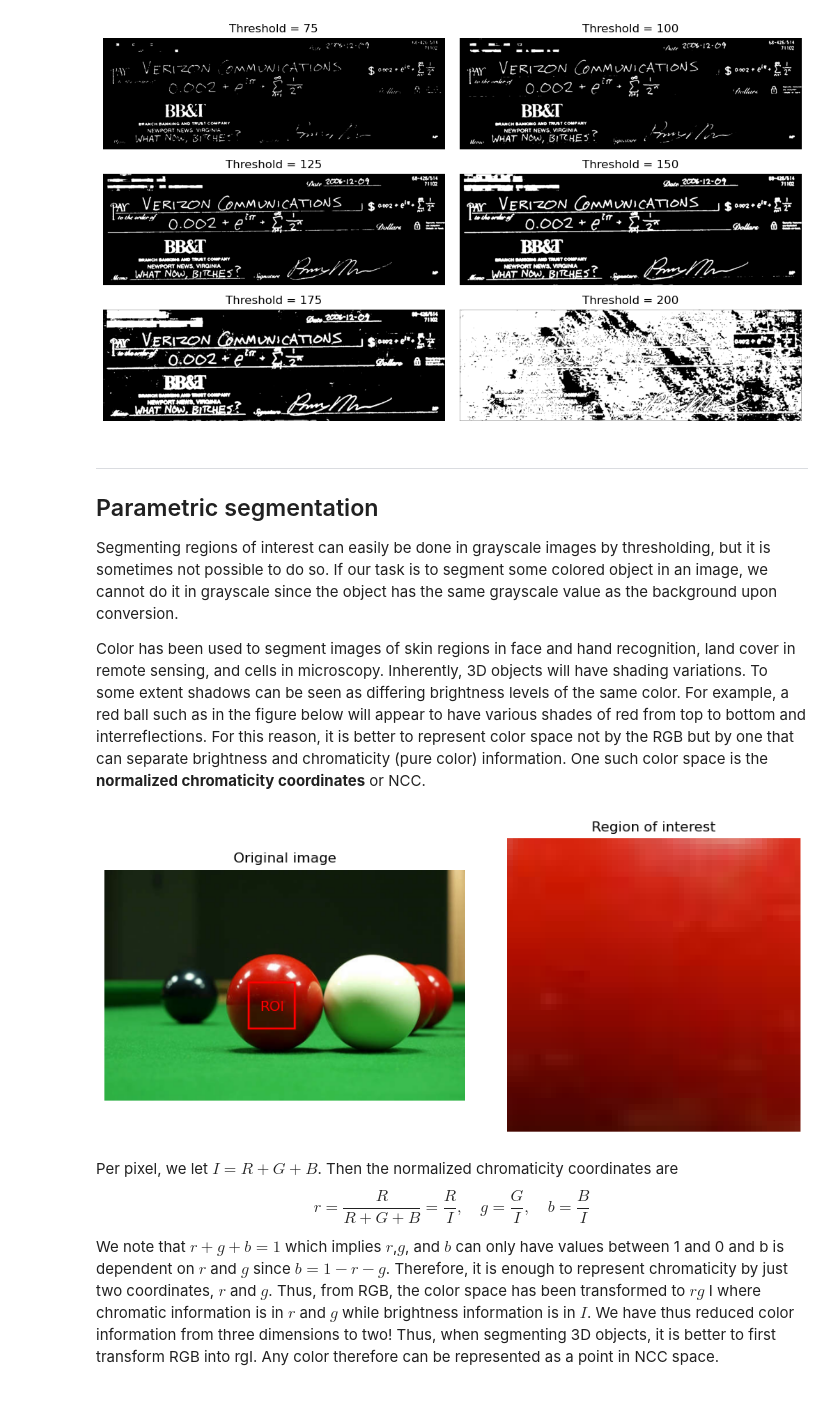
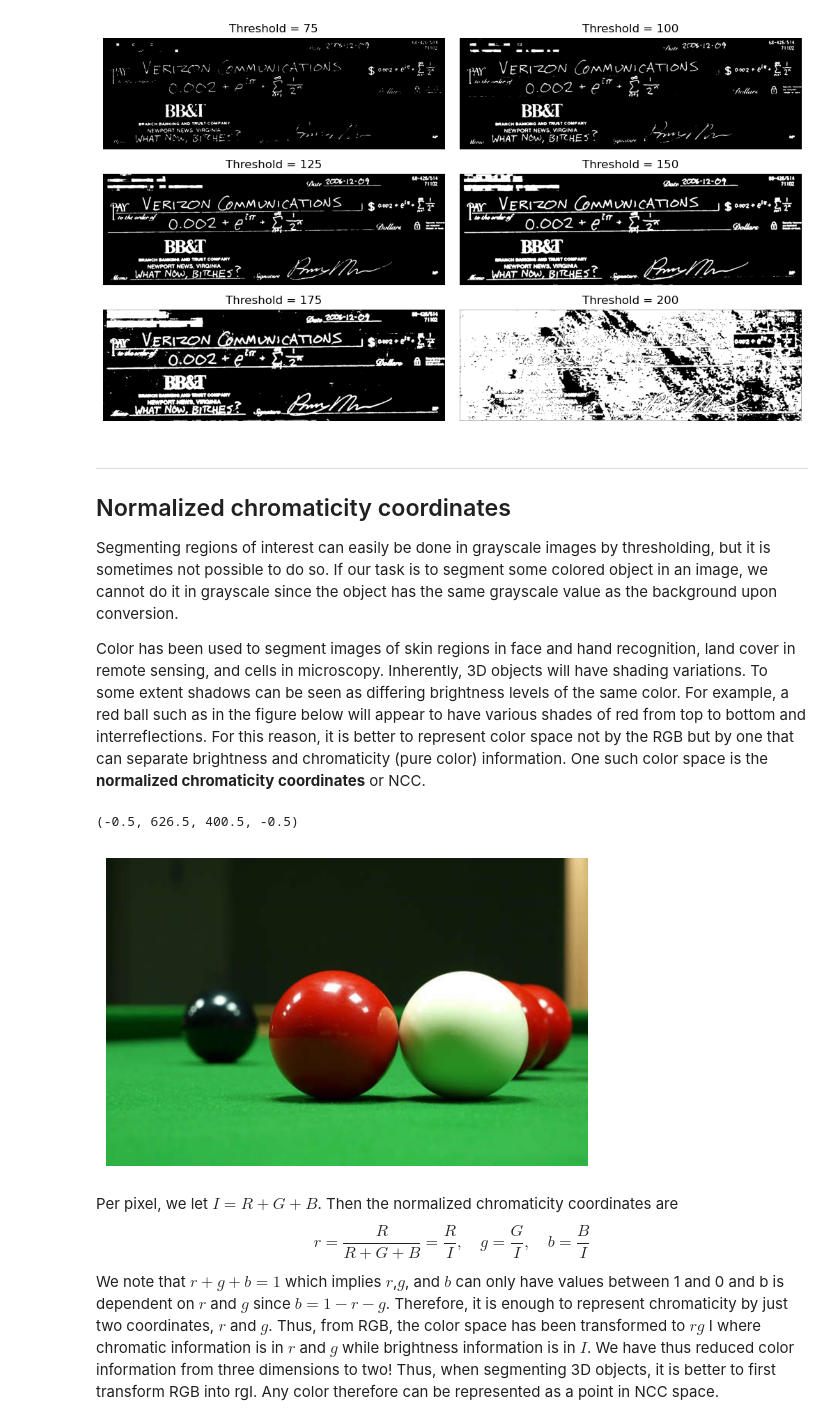
Before and after one commit to npcrmns/App-Physics-157, a Jupyter notebook: [5] Feature Extraction - Image Segmentation/Feature Extraction - Image Segmentation.ipynb, the cells around one changed output. Saved outputs shown, nothing was run; the diff lists cells and outputs as text; code cells hidden in the pictures.

Commit message:
Added plots

```diff
--- a/[5] Feature Extraction - Image Segmentation/Feature Extraction - Image Segmentation.ipynb
+++ b/[5] Feature Extraction - Image Segmentation/Feature Extraction - Image Segmentation.ipynb
@@ -74,29 +74,8 @@ fig.savefig("different threshold values.png")
 [figure]
 # %% [markdown]
 ***
-## Parametric segmentation
+## Normalized chromaticity coordinates
 Segmenting regions of interest can easily be done in grayscale images by thresholding, but it is sometimes not possible to do so. If our task is to segment some colored object in an image, we cannot do it in grayscale since the object has the same grayscale value as the background upon conversion.
 
 Color has been used to segment images of skin regions in face and hand recognition, land cover in remote
 sensing, and cells in microscopy. Inherently, 3D objects will have shading variations. To some extent shadows can be seen as differing brightness levels of the same color. For example, a red ball such as in the figure below will appear to have various shades of red from top to bottom and interreflections. For this reason, it is better to represent color space not by the RGB but by one that can separate brightness and chromaticity (pure color) information. One such color space is the **normalized chromaticity coordinates** or NCC.
-# %%
-colored_balls = Image.open("colored balls.png")
-colored_balls_RGB = np.array(colored_balls.convert("RGB"))
-colored_balls_ROI = Image.open("colored balls ROI.png")
-colored_balls_ROI_RGB = np.array(colored_balls_ROI.convert("RGB"))
-
-fig, ax = plt.subplots(1, 2, figsize = (9, 4), tight_layout = True)
-ax[0].imshow(colored_balls_RGB)
-ax[0].set_title("Original image")
-
-rect = Rectangle((250, 195), 80, 80, linewidth = 1.75, edgecolor = "red", facecolor = "none")
-ax[0].add_patch(rect)
-ax[0].annotate("ROI", (270, 245), color = "red", fontsize = 12)
-
-ax[1].imshow(colored_balls_ROI_RGB)
-ax[1].set_title("Region of interest")
-
-for a in ax:
-    a.axis("off")
-# %% [output]
-[figure, old version]
@@ -103,3 +101,10 @@ for a in ax:
+# %%
+plt.figure(figsize = (9, 4))
+plt.imshow(colored_balls_RGB)
+plt.axis("off")
+# %% [output]
+(-0.5, 626.5, 400.5, -0.5)
+[figure, added]
 # %% [markdown]
 Per pixel, we let $I = R+G+B$. Then the normalized chromaticity coordinates are $$ r = \frac{R}{R+G+B} = \frac{R}{I}, \quad g = \frac{G}{I}, \quad b = \frac{B}{I} $$ We note that $r+g+b = 1$ which implies $r$,$g$, and $b$ can only have values between 1 and 0 and b is dependent on $r$
 and $g$ since $b = 1-r-g$. Therefore, it is enough to represent chromaticity by just two coordinates, $r$ and $g$.
```
Also changed, not shown: parts of 15 cells of this notebook, 9 other files.
